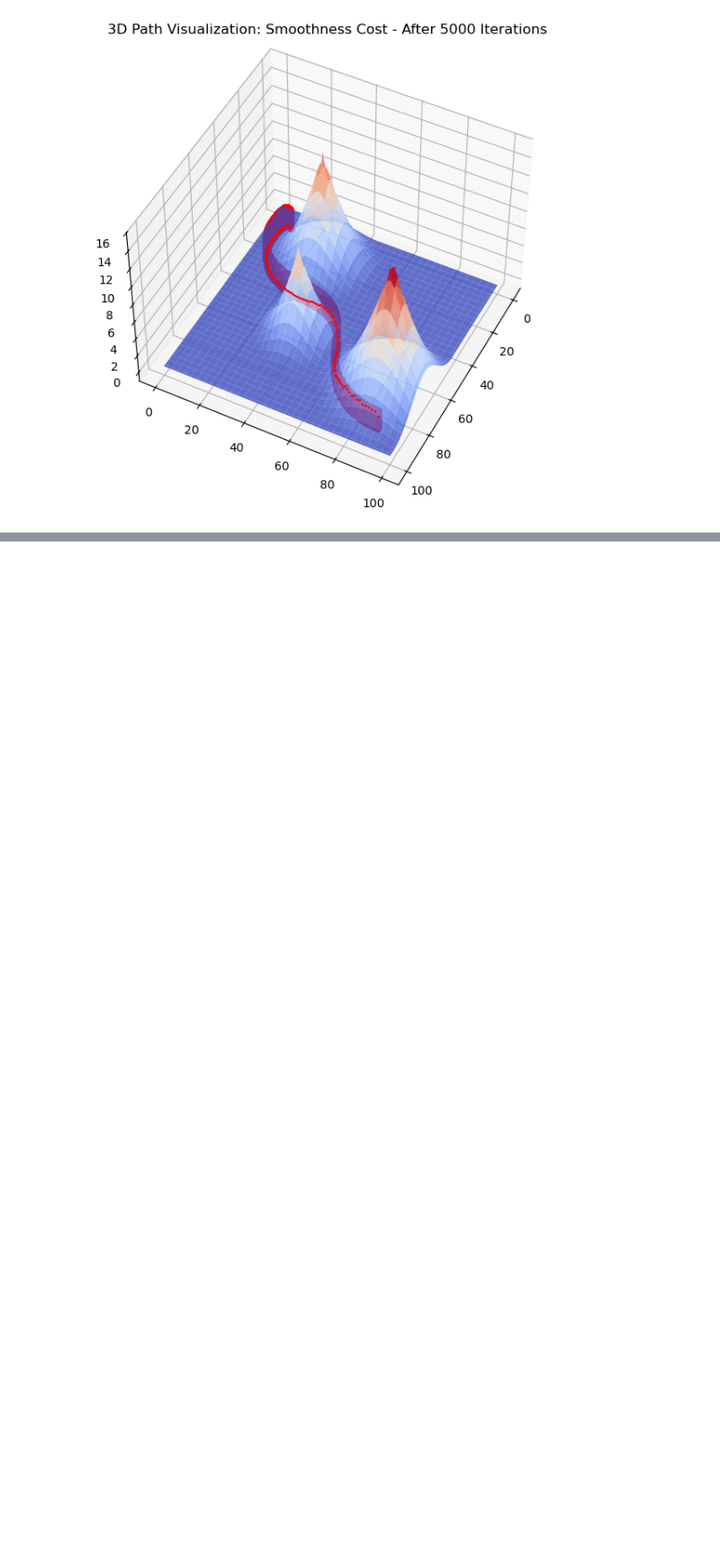
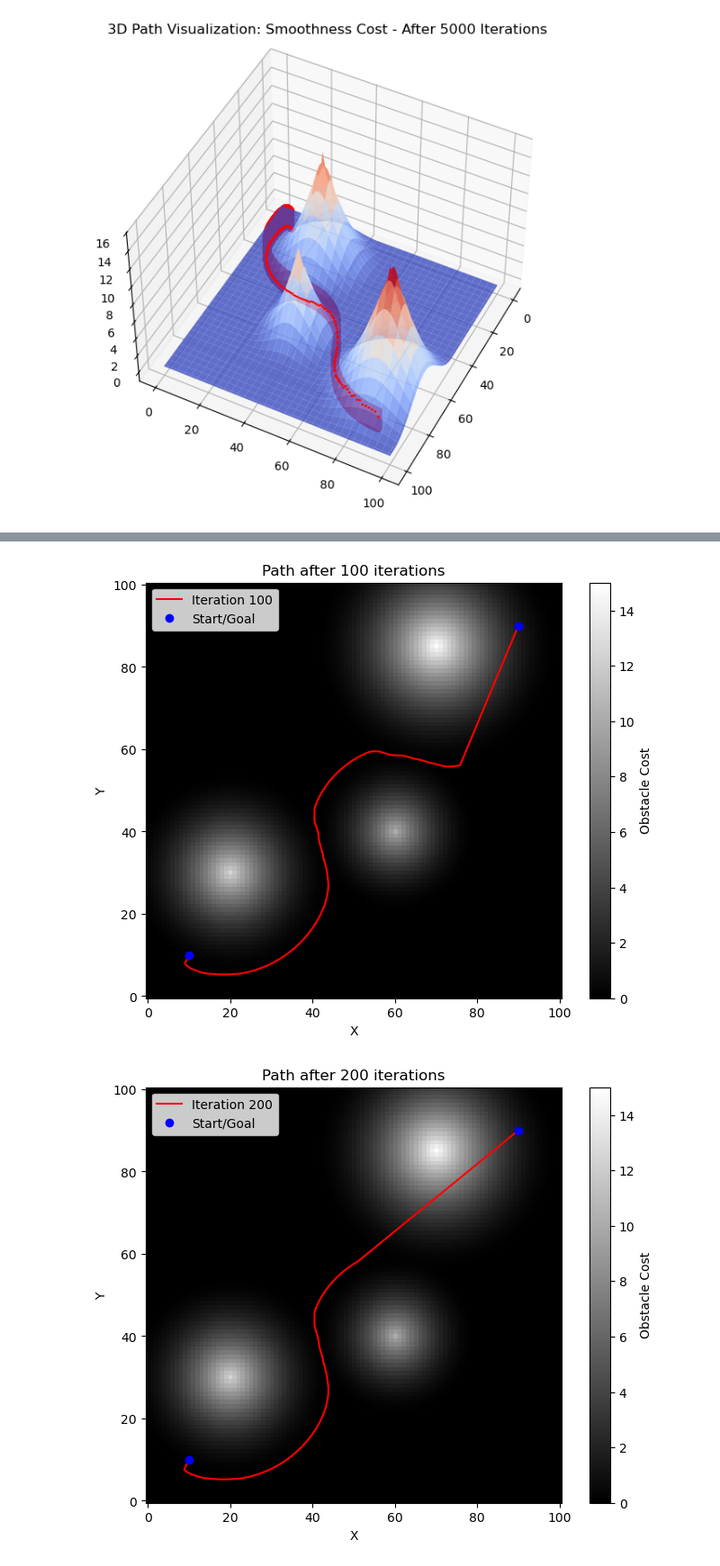
Before and after one commit to stablegradients/16-811, a Jupyter notebook: Assignment-4/question6.ipynb, the cells around one changed output, grey strips where cells are left out. Shown at 90% size. Saved outputs shown, nothing was run; the diff lists cells and outputs as text; code cells hidden in the pictures; blank space fills up the shorter version.

```diff
--- a/Assignment-4/question6.ipynb
+++ b/Assignment-4/question6.ipynb
@@ -138,0 +238,50 @@ plot_path(path, obs_cost, N, "Smoothness Cost - After 5000 Iterations")
+# %%
+# Reset path to initial straight line
+path = traj.T.copy()
+
+# Weights
+w_obst = 4.0
+w_smooth = 4.0
+alpha = 0.1  # Step size
+
+# Perform gradient descent with smoothness cost
+iterations = [100, 200, 500]
+paths_to_plot = []
+
+for iter_num in range(500):
+    path_prev = path.copy()
+    for i in range(1, waypoints - 1):
+        xi, yi = path[i]
+        # Obstacle gradient
+        grad_x = gx[int(np.clip(round(xi), 0, N - 1)), int(np.clip(round(yi), 0, N - 1))]
+        grad_y = gy[int(np.clip(round(xi), 0, N - 1)), int(np.clip(round(yi), 0, N - 1))]
+        grad_obst = np.array([grad_x, grad_y])
+
+        # Smoothness gradient
+        grad_smooth = (path[i] - path[i - 1])
+
+        # Total gradient
+        total_grad = w_obst * grad_obst + w_smooth * grad_smooth
+
+        # Update position
+        path[i] -= alpha * total_grad
+
+    # Store paths at specified iterations
+    if iter_num + 1 in iterations:
+        paths_to_plot.append((iter_num + 1, path.copy()))
+
+# Plot paths after specified iterations
+for iter_count, path_iter in paths_to_plot:
+    plt.figure(figsize=(8, 6))
+    plt.imshow(obs_cost.T, origin='lower', cmap='gray')
+    plt.plot(path_iter[:, 0], path_iter[:, 1], 'r-', label=f'Iteration {iter_count}')
+    plt.plot([SX, GX], [SY, GY], 'bo', label='Start/Goal')
+    plt.title(f'Path after {iter_count} iterations')
+    plt.legend()
+    plt.xlabel('X')
+    plt.ylabel('Y')
+    plt.colorbar(label='Obstacle Cost')
+    plt.show()
+# %% [output]
+[figure, added]
+[figure, added]
```
Also changed, not shown: parts of 4 cells of this notebook, 6 other files.
